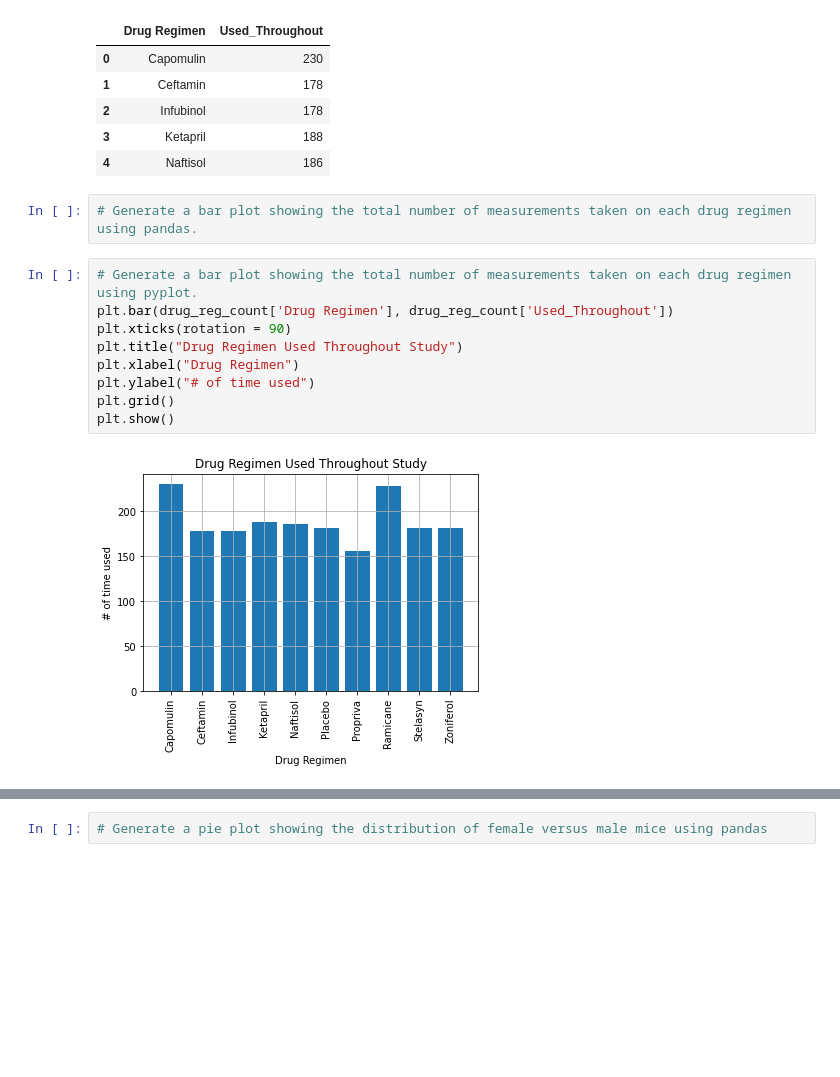
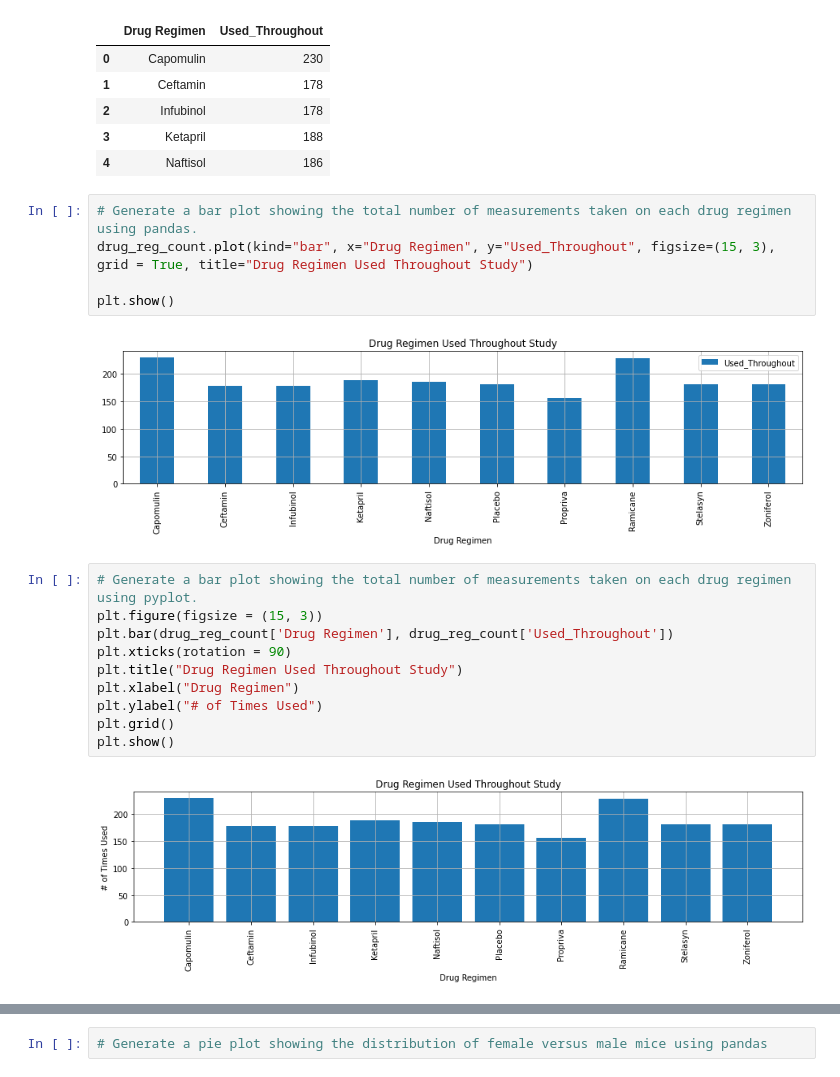
Before and after one commit to JAlvarado23A/matplotlib_mouse_analysis, a Jupyter notebook: Matplotlib_mouse_analysis.ipynb, the cells around one changed output, grey strips where cells are left out. Saved outputs shown, nothing was run; the diff lists cells and outputs as text; blank space fills up the shorter version.

Commit message:
First two bar graphs are fully fleshed out

```diff
--- a/Matplotlib_mouse_analysis.ipynb
+++ b/Matplotlib_mouse_analysis.ipynb
@@ -122,14 +122,20 @@ drug_reg_count.head()
 | 4 | Naftisol | 186 |
 # %%
 # Generate a bar plot showing the total number of measurements taken on each drug regimen using pandas.
+drug_reg_count.plot(kind="bar", x="Drug Regimen", y="Used_Throughout", figsize=(15, 3), grid = True, title="Drug Regimen Used Throughout Study")
+
+plt.show()
+# %% [output]
+[figure, added]
 # %%
 # Generate a bar plot showing the total number of measurements taken on each drug regimen using pyplot.
+plt.figure(figsize = (15, 3))
 plt.bar(drug_reg_count['Drug Regimen'], drug_reg_count['Used_Throughout'])
 plt.xticks(rotation = 90)
 plt.title("Drug Regimen Used Throughout Study")
 plt.xlabel("Drug Regimen")
-plt.ylabel("# of time used")
+plt.ylabel("# of Times Used")
 plt.grid()
 plt.show()
 # %% [output]
-[figure, old version]
+[figure, new version]
```
Also changed, not shown: parts of 2 cells of this notebook.
